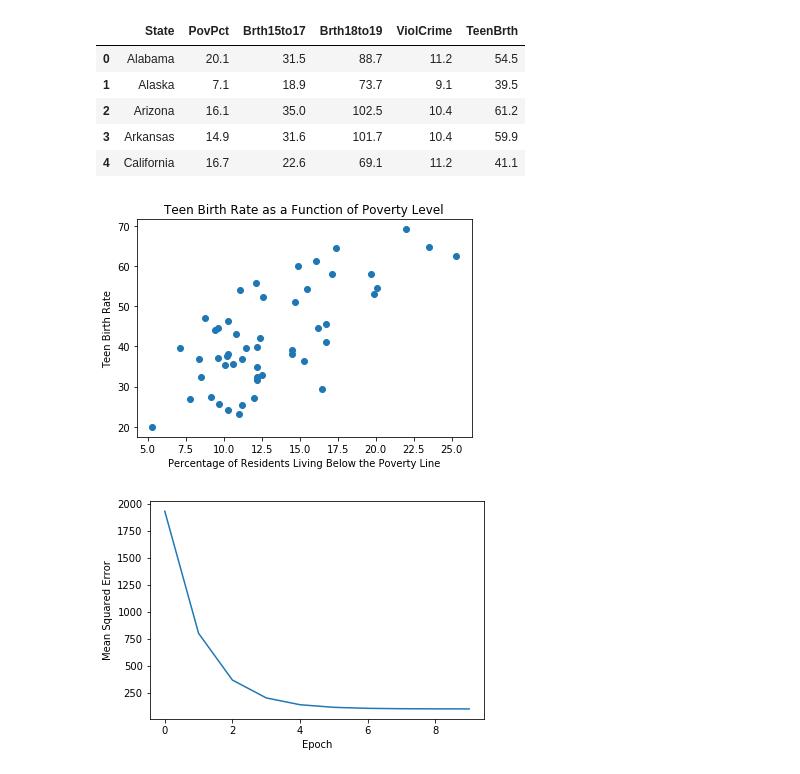
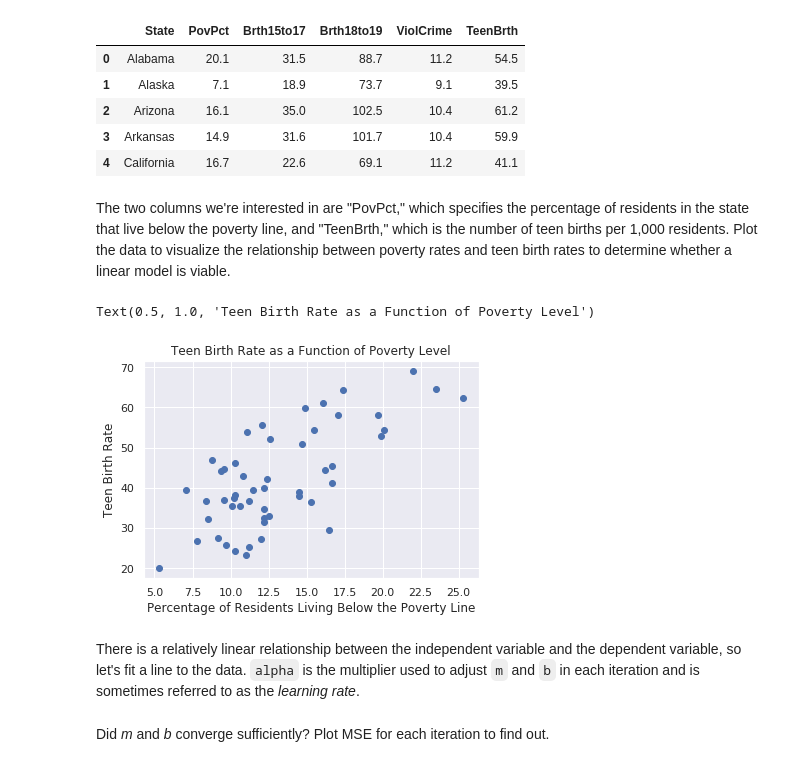
Before and after one commit to jeffprosise/Machine-Learning, a Jupyter notebook: Simple Linear Regression.ipynb, the cells around one changed output. Drawn from its saved outputs; the diff is of its cells as text; code cells hidden in the pictures.

```diff
--- a/Simple Linear Regression.ipynb
+++ b/Simple Linear Regression.ipynb
@@ -10,48 +18,41 @@ df.head()
 | 2 | Arizona | 16.1 | 35.0 | 102.5 | 10.4 | 61.2 |
 | 3 | Arkansas | 14.9 | 31.6 | 101.7 | 10.4 | 59.9 |
 | 4 | California | 16.7 | 22.6 | 69.1 | 11.2 | 41.1 |
+# %% [markdown]
+The two columns we're interested in are "PovPct," which specifies the percentage of residents in the state that live below the poverty line, and "TeenBrth," which is the number of teen births per 1,000 residents. Plot the data to visualize the relationship between poverty rates and teen birth rates to determine whether a linear model is viable.
 # %%
+import numpy as np
+import matplotlib.pyplot as plt
 %matplotlib inline
-import matplotlib.pyplot as plt
+import seaborn as sns
+sns.set()
 
 x = df['PovPct']
 y = df['TeenBrth']
+
 plt.scatter(x, y)
 plt.xlabel('Percentage of Residents Living Below the Poverty Line')
 plt.ylabel('Teen Birth Rate')
 plt.title('Teen Birth Rate as a Function of Poverty Level')
-plt.show()
 # %% [output]
+Text(0.5, 1.0, 'Teen Birth Rate as a Function of Poverty Level')
-[figure, old version]
+[figure, new version]
+# %% [markdown]
+There is a relatively linear relationship between the independent variable and the dependent variable, so let's fit a line to the data. `alpha` is the multiplier used to adjust `m` and `b` in each iteration and is sometimes referred to as the *learning rate*.
 # %%
-import numpy as np
+m = 0.0
+b = 0.0
+alpha = 0.001
+mse_values = []
+n = len(x)
 
-n = len(x)
-alpha = 0.001
-m = np.zeros(n)
-b = np.zeros(n)
-
-epoch = 0
-max_epochs = 10
-mse_values = []
-
-# Iterate to compute m and b
-while(epoch < max_epochs):
+# Adjust m and b for 10 iterations and record the MSE in each iteration
+for i in range(11):
     predicted = (m * x) + b
     error = predicted - y
     mse = np.sum(error ** 2) / n
     mse_values.append(mse)
     m = m - (alpha * 2 * (np.sum(error * x) / n))
     b = b - (alpha * 2 * (np.sum(error) / n))
-    epoch += 1
-
-m = m[0] # Slope
-b = b[0] # Y-intercept
-
-# Plot Mean Squared Error
-plt.plot(mse_values)
-plt.xlabel('Epoch')
-plt.ylabel('Mean Squared Error')
-plt.show()
-# %% [output]
-[figure, removed]
+# %% [markdown]
+Did *m* and *b* converge sufficiently? Plot MSE for each iteration to find out.
```
Also changed, not shown: parts of 17 cells of this notebook, 1 other file.
